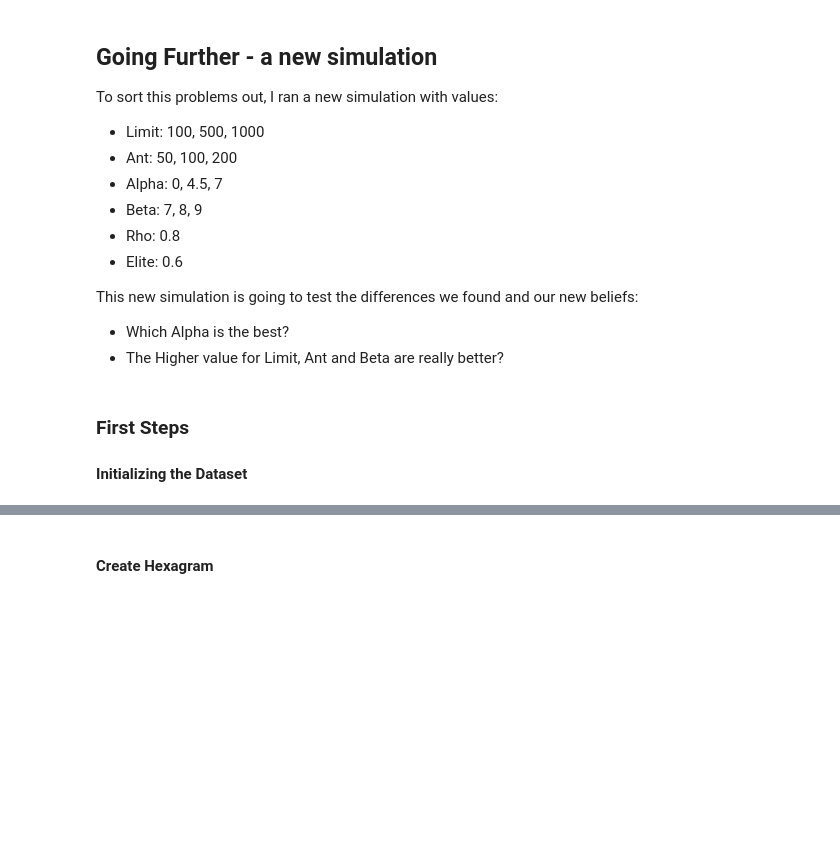
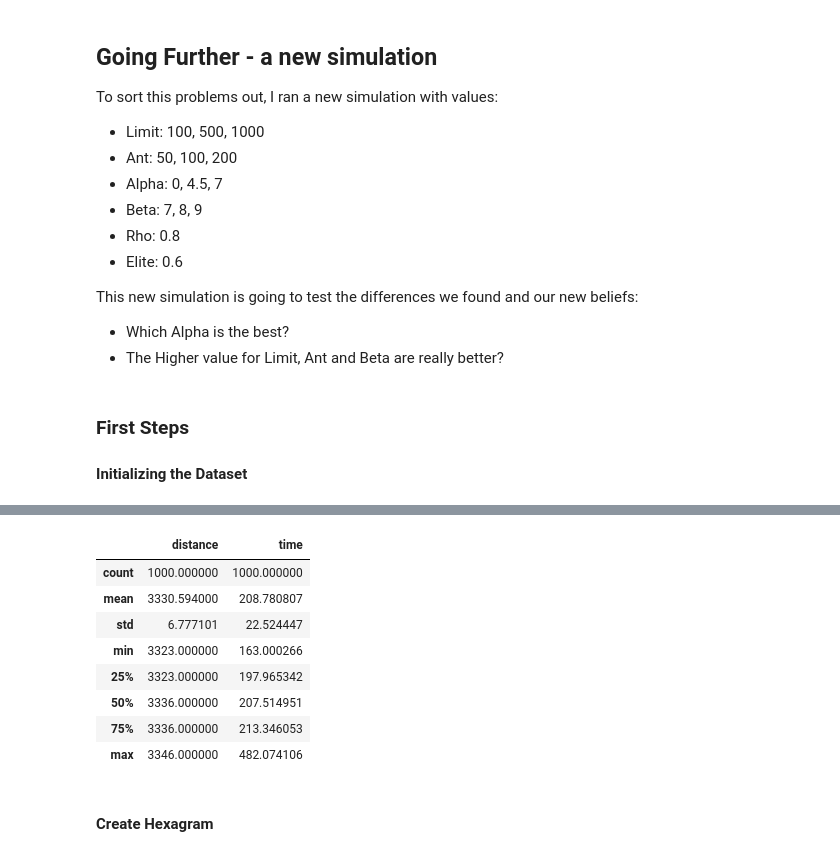
Before and after one commit to andresalesbarbosa/ACO, a Jupyter notebook: Structured Analysis.ipynb, the cells around one changed output, grey strips where cells are left out. Saved outputs shown, nothing was run; the diff lists cells and outputs as text; code cells hidden in the pictures; blank space fills up the shorter version.

```diff
--- a/Structured Analysis.ipynb
+++ b/Structured Analysis.ipynb
@@ -535,3 +608,15 @@ clean.describe()
+# %%
+om.describe()
+# %% [output]
+|  | distance | time |
+| count | 1000.000000 | 1000.000000 |
+| mean | 3330.594000 | 208.780807 |
+| std | 6.777101 | 22.524447 |
+| min | 3323.000000 | 163.000266 |
+| 25% | 3323.000000 | 197.965342 |
+| 50% | 3336.000000 | 207.514951 |
+| 75% | 3336.000000 | 213.346053 |
+| max | 3346.000000 | 482.074106 |
 # %% [markdown]
 ####  Create Hexagram
 # %%
```
Also changed, not shown: parts of 13 cells of this notebook.
